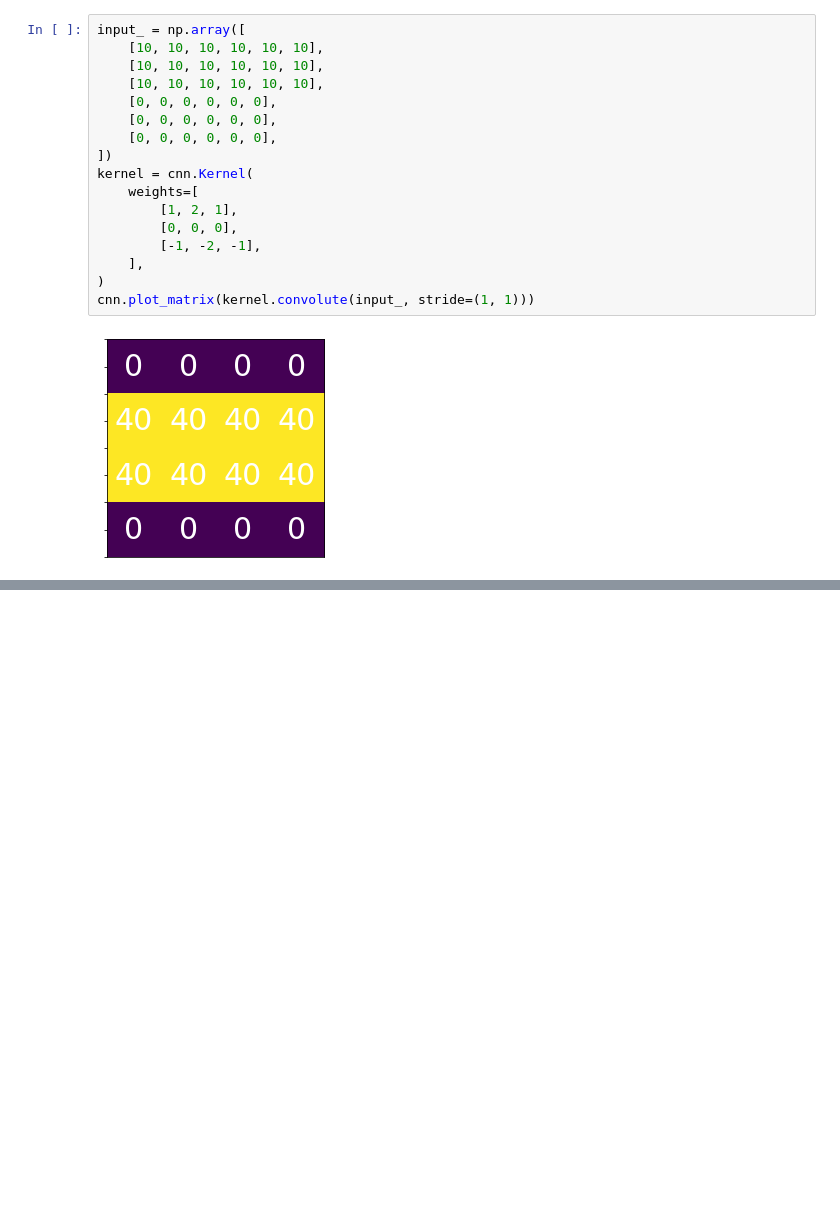
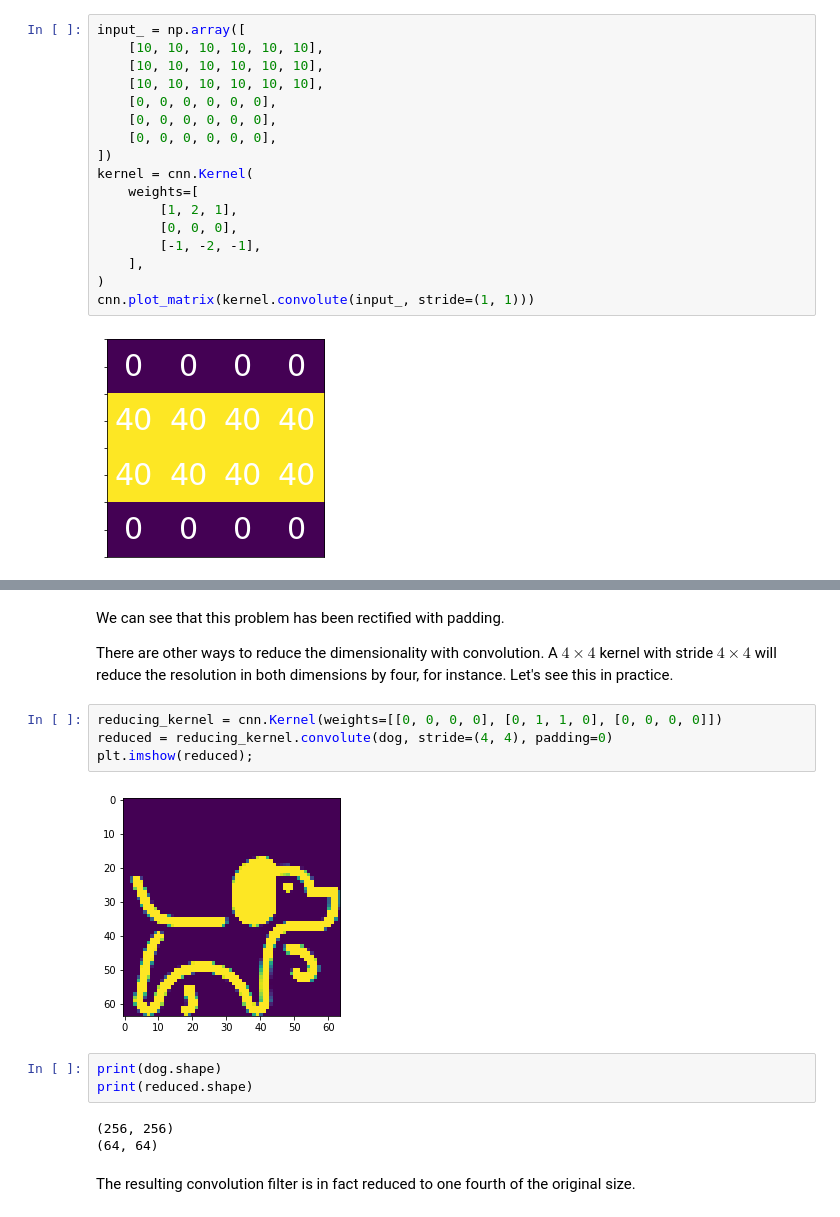
Before and after one commit to JakobGM/visual-intelligence, a Jupyter notebook: numerical_examples/cnn-propagation.ipynb, the cells around one changed output, grey strips where cells are left out. Cells and saved outputs as stored; diff of their text form; blank space fills up the shorter version.

```diff
--- a/numerical_examples/cnn-propagation.ipynb
+++ b/numerical_examples/cnn-propagation.ipynb
@@ -117,0 +247,20 @@ cnn.plot_matrix(max_pool.pool(input_))
+# %% [markdown]
+We can see that this problem has been rectified with padding.
+
+There are other ways to reduce the dimensionality with convolution.
+A $4 \times 4$ kernel with stride $4 \times 4$ will reduce the resolution in both dimensions by four, for instance.
+Let's see this in practice.
+# %%
+reducing_kernel = cnn.Kernel(weights=[[0, 0, 0, 0], [0, 1, 1, 0], [0, 0, 0, 0]])
+reduced = reducing_kernel.convolute(dog, stride=(4, 4), padding=0)
+plt.imshow(reduced);
+# %% [output]
+[figure, added]
+# %%
+print(dog.shape)
+print(reduced.shape)
+# %% [output]
+(256, 256)
+(64, 64)
+# %% [markdown]
+The resulting convolution filter is in fact reduced to one fourth of the original size.
```
Also changed, not shown: parts of 70 cells of this notebook, 1 other file.
